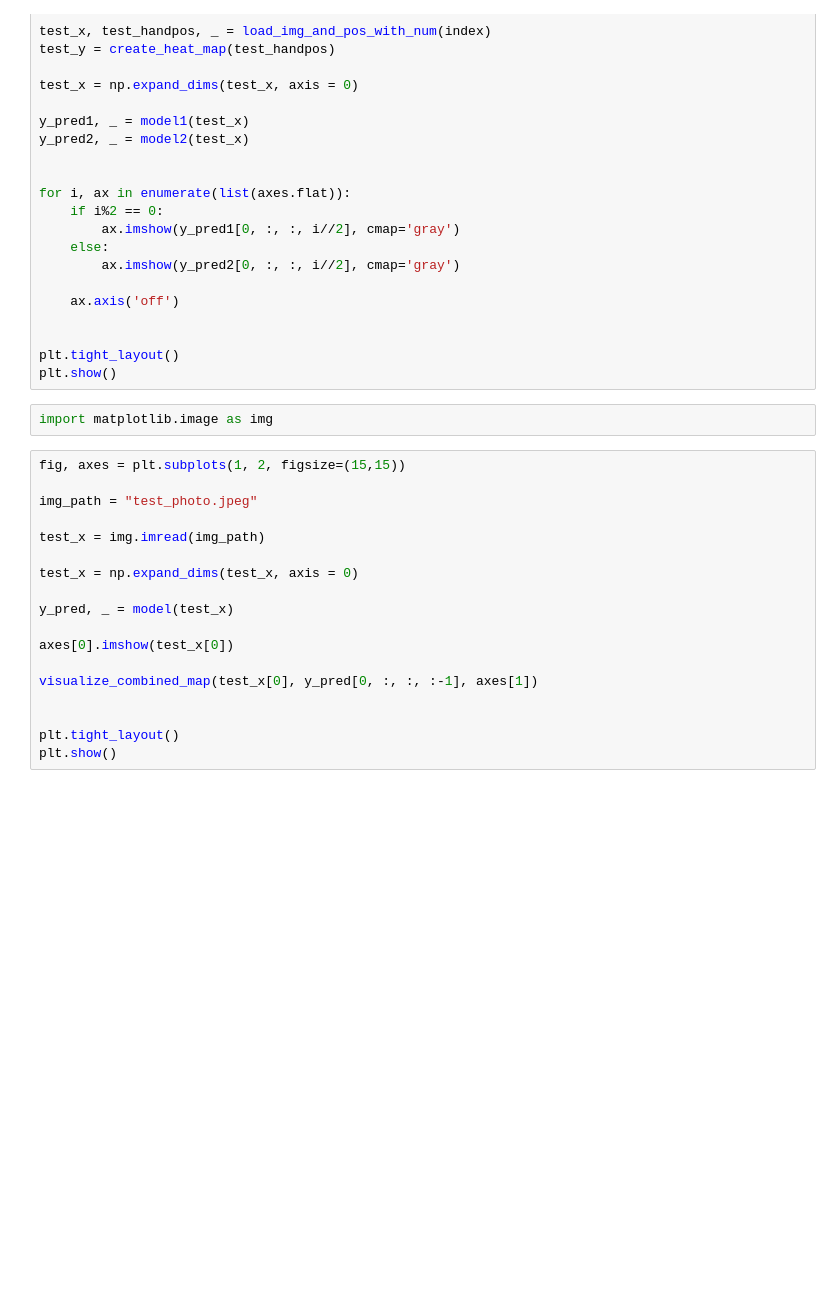
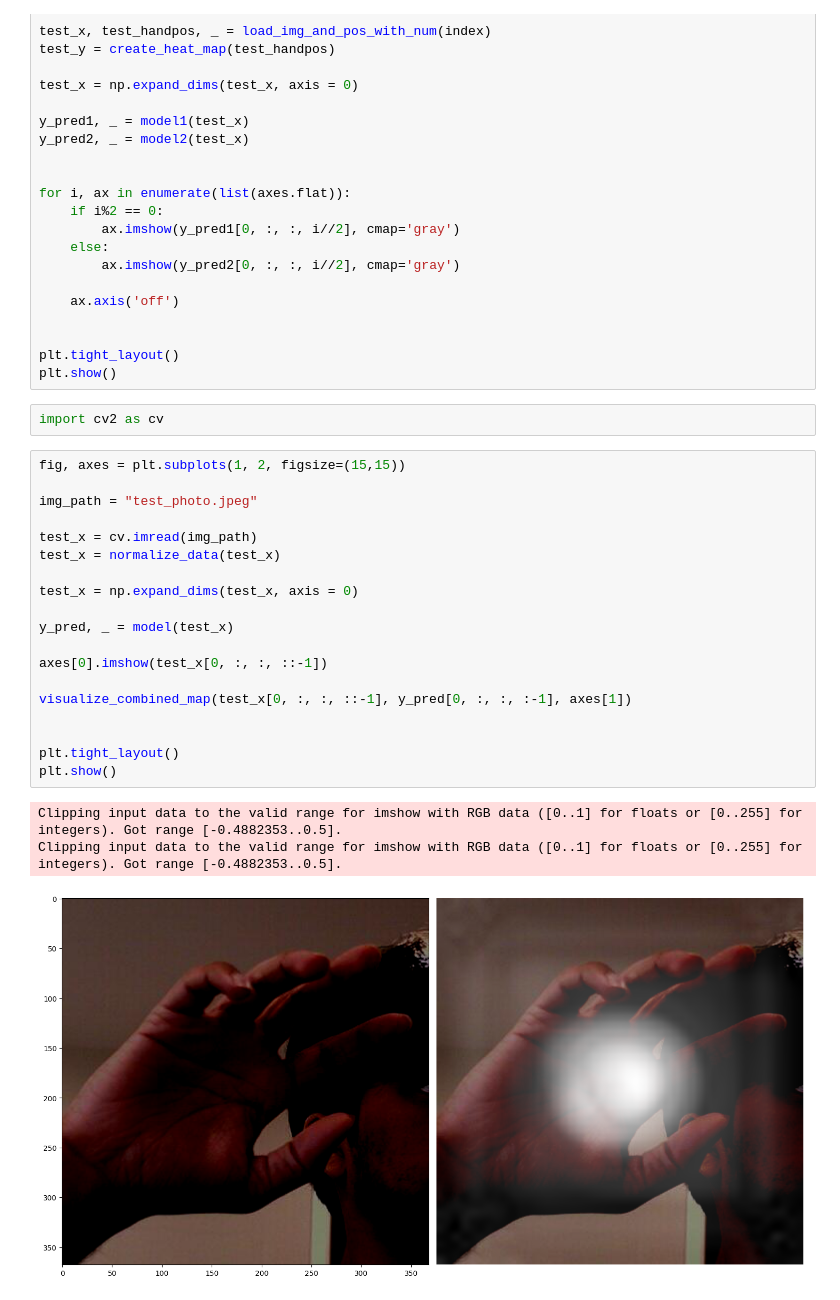
Before and after one commit to lakshyajain06/HandPosRecognition, a Jupyter notebook: train.ipynb, the cells around one changed output. Cells and saved outputs as stored; diff of their text form; blank space fills up the shorter version.

```diff
--- a/train.ipynb
+++ b/train.ipynb
@@ -144,25 +333,30 @@ for i, ax in enumerate(list(axes.flat)):
 plt.tight_layout()
 plt.show()
 # %%
-import matplotlib.image as img
+import cv2 as cv
 # %%
 fig, axes = plt.subplots(1, 2, figsize=(15,15))
 
 img_path = "test_photo.jpeg"
 
-test_x = img.imread(img_path)
+test_x = cv.imread(img_path)
+test_x = normalize_data(test_x)
 
 test_x = np.expand_dims(test_x, axis = 0)
 
 y_pred, _ = model(test_x)
 
-axes[0].imshow(test_x[0])
+axes[0].imshow(test_x[0, :, :, ::-1])
 
-visualize_combined_map(test_x[0], y_pred[0, :, :, :-1], axes[1])
+visualize_combined_map(test_x[0, :, :, ::-1], y_pred[0, :, :, :-1], axes[1])
 
 
 plt.tight_layout()
 plt.show()
+# %% [output]
+Clipping input data to the valid range for imshow with RGB data ([0..1] for floats or [0..255] for integers). Got range [-0.4882353..0.5].
+Clipping input data to the valid range for imshow with RGB data ([0..1] for floats or [0..255] for integers). Got range [-0.4882353..0.5].
+[figure, added]
 # %%
 fig, axes = plt.subplots(3, 7, figsize=(15,15))
 
```
Also changed, not shown: parts of 11 cells of this notebook, 3 other files.
